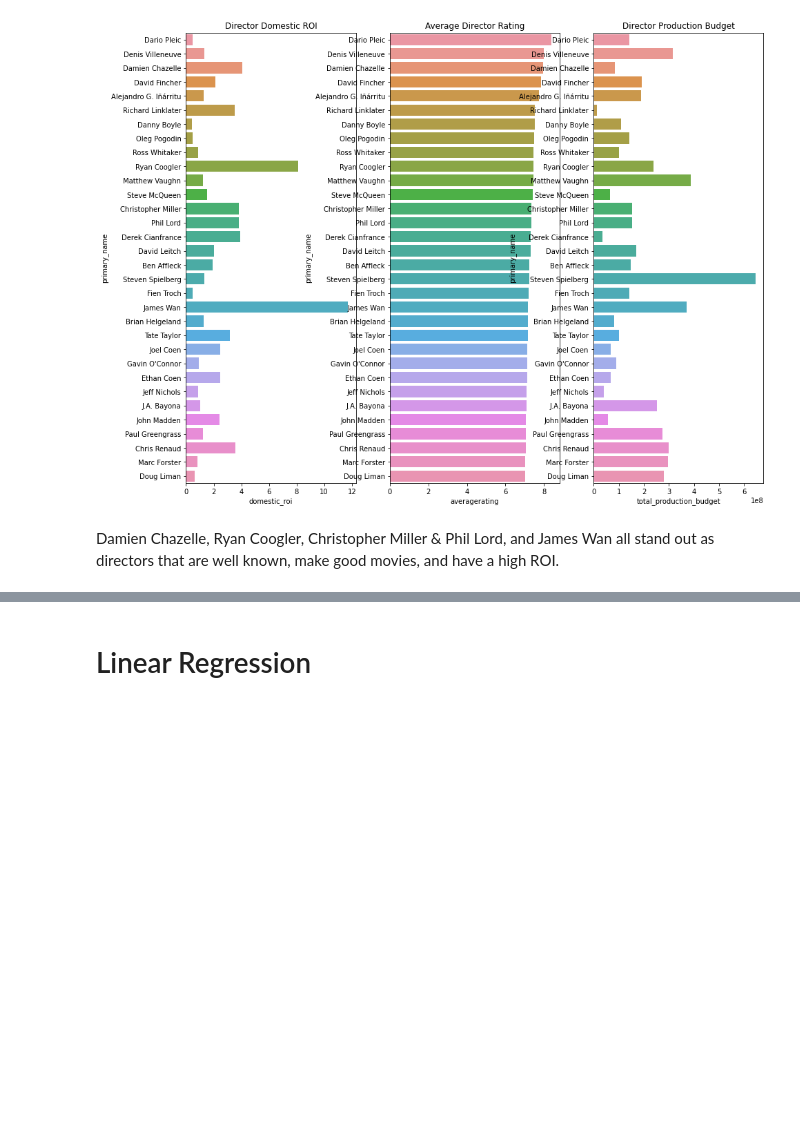
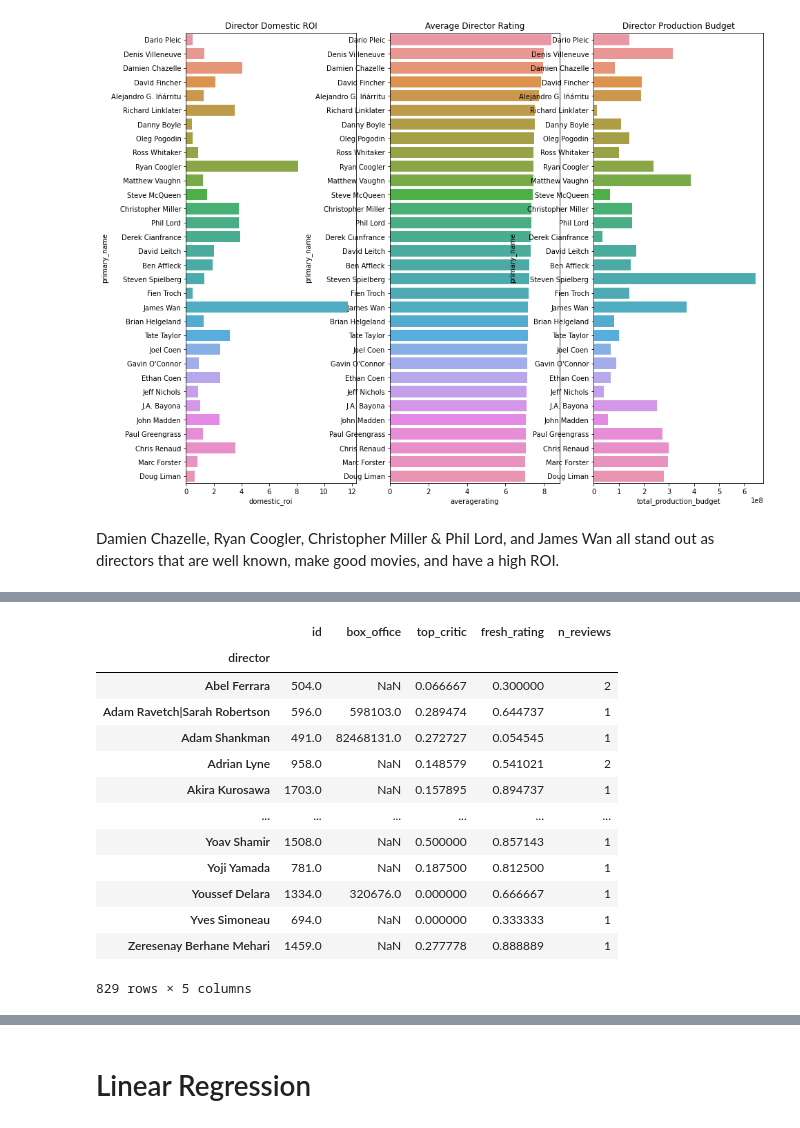
Before and after one commit to abigailjcampbell/dsc-phase-2-project-v3, a Jupyter notebook: data_analysis.ipynb, the cells around one changed output, grey strips where cells are left out. Drawn from its saved outputs; the diff is of its cells as text; code cells hidden in the pictures; blank space fills up the shorter version.

```diff
--- a/data_analysis.ipynb
+++ b/data_analysis.ipynb
@@ -488,0 +538,21 @@ Damien Chazelle, Ryan Coogler, Christopher Miller & Phil Lord, and James Wan all
+# %%
+# group by directors to get the average freshness rating for each director
+fresh_directors = rt_movie_fresh_df.groupby('director').mean()
+sum_fresh_directors = rt_movie_fresh_df.groupby('director').count()
+fresh_directors['n_reviews'] = sum_fresh_directors['fresh_rating']
+fresh_directors
+# %% [output]
+|  | id | box_office | top_critic | fresh_rating | n_reviews |
+| director |  |  |  |  |  |
+| Abel Ferrara | 504.0 | NaN | 0.066667 | 0.300000 | 2 |
+| Adam Ravetch|Sarah Robertson | 596.0 | 598103.0 | 0.289474 | 0.644737 | 1 |
+| Adam Shankman | 491.0 | 82468131.0 | 0.272727 | 0.054545 | 1 |
+| Adrian Lyne | 958.0 | NaN | 0.148579 | 0.541021 | 2 |
+| Akira Kurosawa | 1703.0 | NaN | 0.157895 | 0.894737 | 1 |
+| ... | ... | ... | ... | ... | ... |
+| Yoav Shamir | 1508.0 | NaN | 0.500000 | 0.857143 | 1 |
+| Yoji Yamada | 781.0 | NaN | 0.187500 | 0.812500 | 1 |
+| Youssef Delara | 1334.0 | 320676.0 | 0.000000 | 0.666667 | 1 |
+| Yves Simoneau | 694.0 | NaN | 0.000000 | 0.333333 | 1 |
+| Zeresenay Berhane Mehari | 1459.0 | NaN | 0.277778 | 0.888889 | 1 |
+829 rows × 5 columns
```
Also changed, not shown: parts of 6 cells of this notebook.
